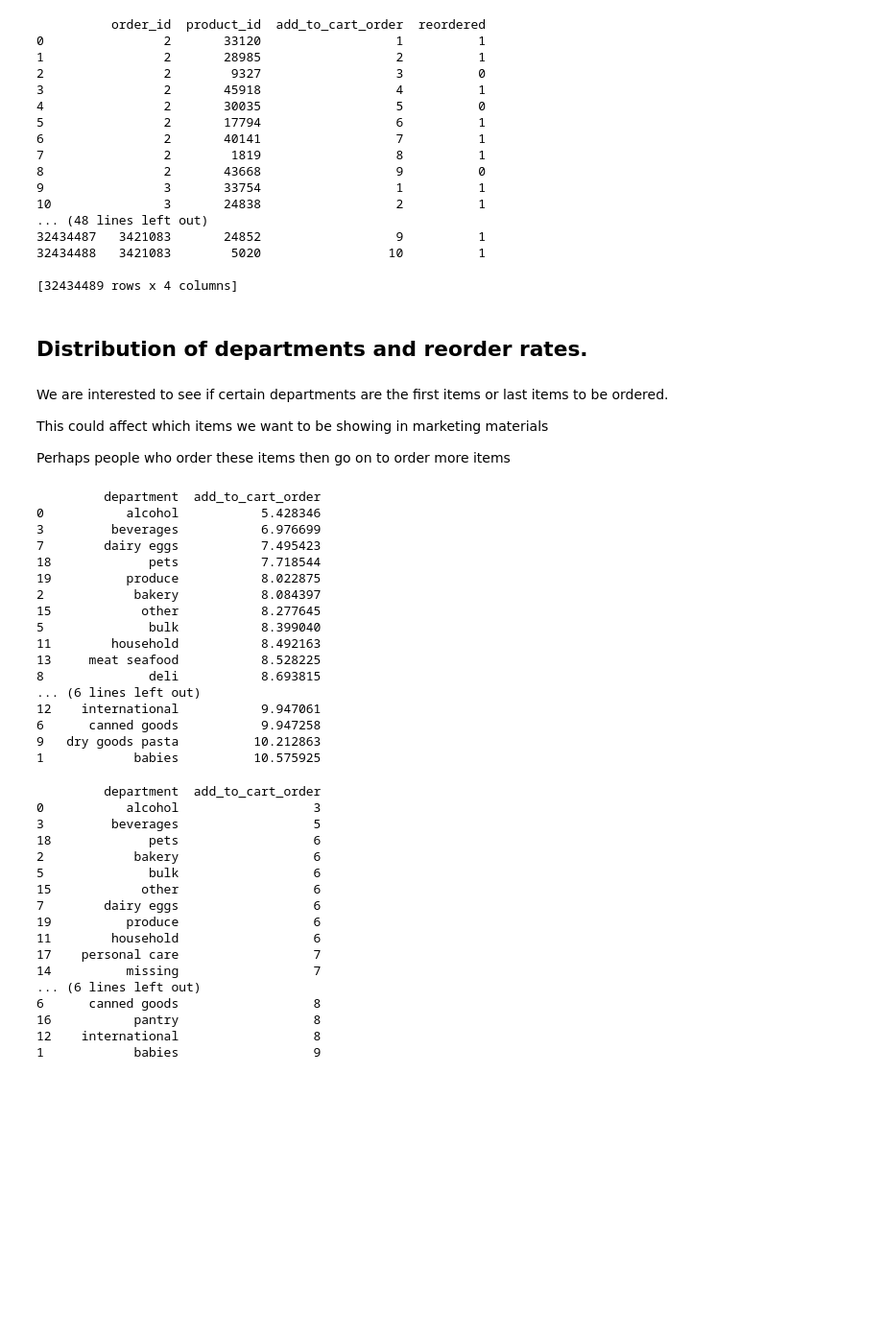
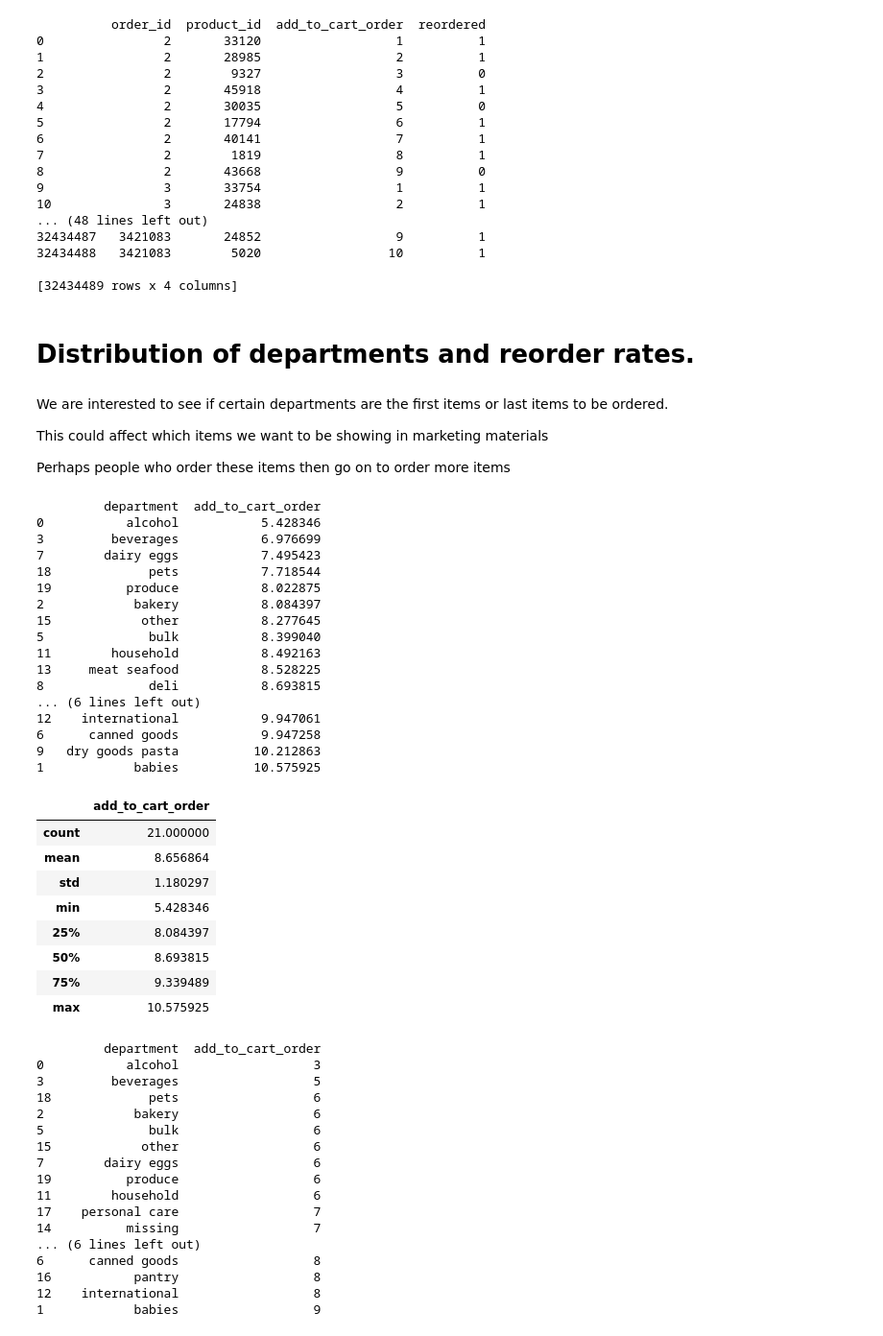
Before and after one commit to SamSamhuns/instacart_market_basket_analysis, a Jupyter notebook: instacart_data_analysis.ipynb, the cells around one changed output. Shown at 96% size. Saved outputs shown, nothing was run; the diff lists cells and outputs as text; code cells hidden in the pictures; blank space fills up the shorter version.

```diff
--- a/instacart_data_analysis.ipynb
+++ b/instacart_data_analysis.ipynb
@@ -270,7 +271,7 @@ print(order_prior)
 
 [32434489 rows x 4 columns]
 # %% [markdown]
-## Distribution of departments and reorder rates.
+# Distribution of departments and reorder rates.
 # %% [markdown]
 We are interested to see if certain departments are the first items or last items to be ordered.
 
@@ -285,25 +287,35 @@ MergedProductsDatabase = MergedProductsDatabase.merge(departments, left_on = 'de
 # %%
 #What's the mean item number in the customer cart is items from each department
 MergedProductsDatabaseMean = MergedProductsDatabase.groupby(['department'],as_index=False).mean().sort_values(by=['add_to_cart_order'])
 print(MergedProductsDatabaseMean)
+MergedProductsDatabaseMean.describe()
 # %% [output]
          department  add_to_cart_order
 0           alcohol           5.428346
 3         beverages           6.976699
 7        dairy eggs           7.495423
 18             pets           7.718544
 19          produce           8.022875
 2            bakery           8.084397
 15            other           8.277645
 5              bulk           8.399040
 11        household           8.492163
 13     meat seafood           8.528225
 8              deli           8.693815
 ... (6 lines left out)
 12    international           9.947061
 6      canned goods           9.947258
 9   dry goods pasta          10.212863
 1            babies          10.575925
+|  | add_to_cart_order |
+| count | 21.000000 |
+| mean | 8.656864 |
+| std | 1.180297 |
+| min | 5.428346 |
+| 25% | 8.084397 |
+| 50% | 8.693815 |
+| 75% | 9.339489 |
+| max | 10.575925 |
 # %%
 #What's the average item number in the customer cart is items from each department
 MergedProductsDatabaseMedian = MergedProductsDatabase.groupby(['department'],as_index=False).median().sort_values(by=['add_to_cart_order'])
```
Also changed, not shown: parts of 20 cells of this notebook.
